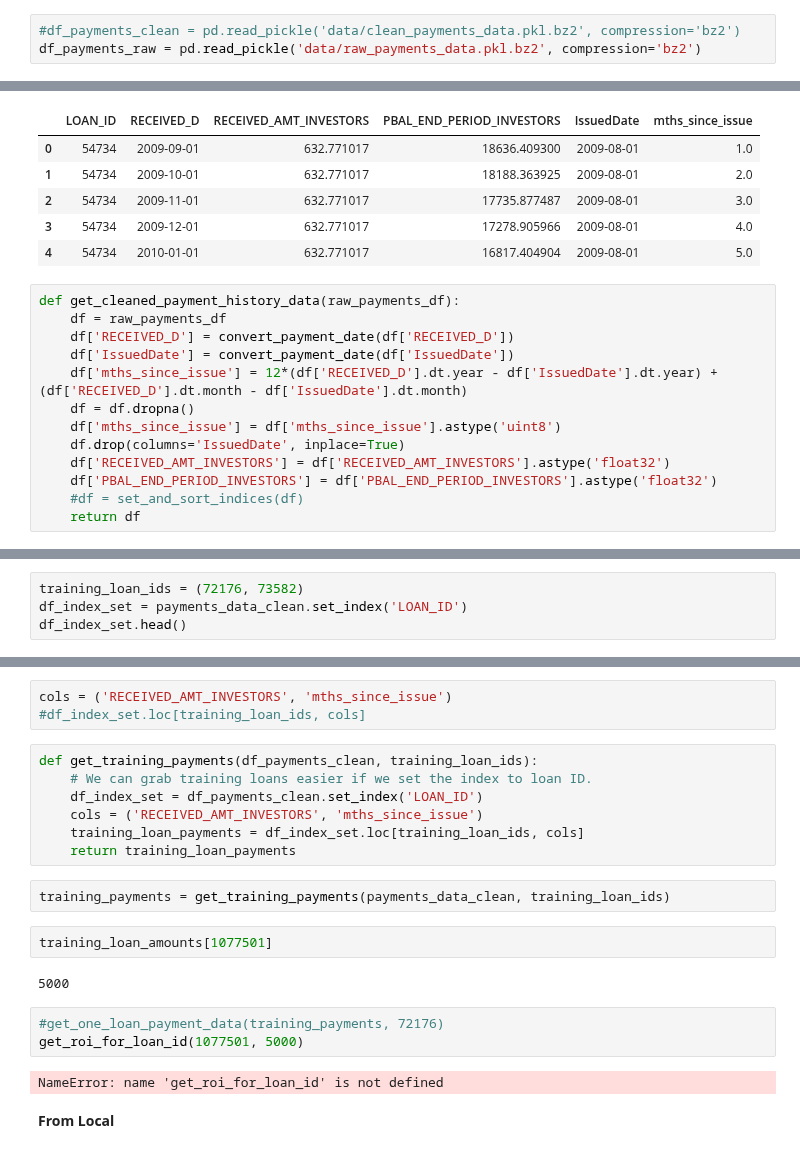
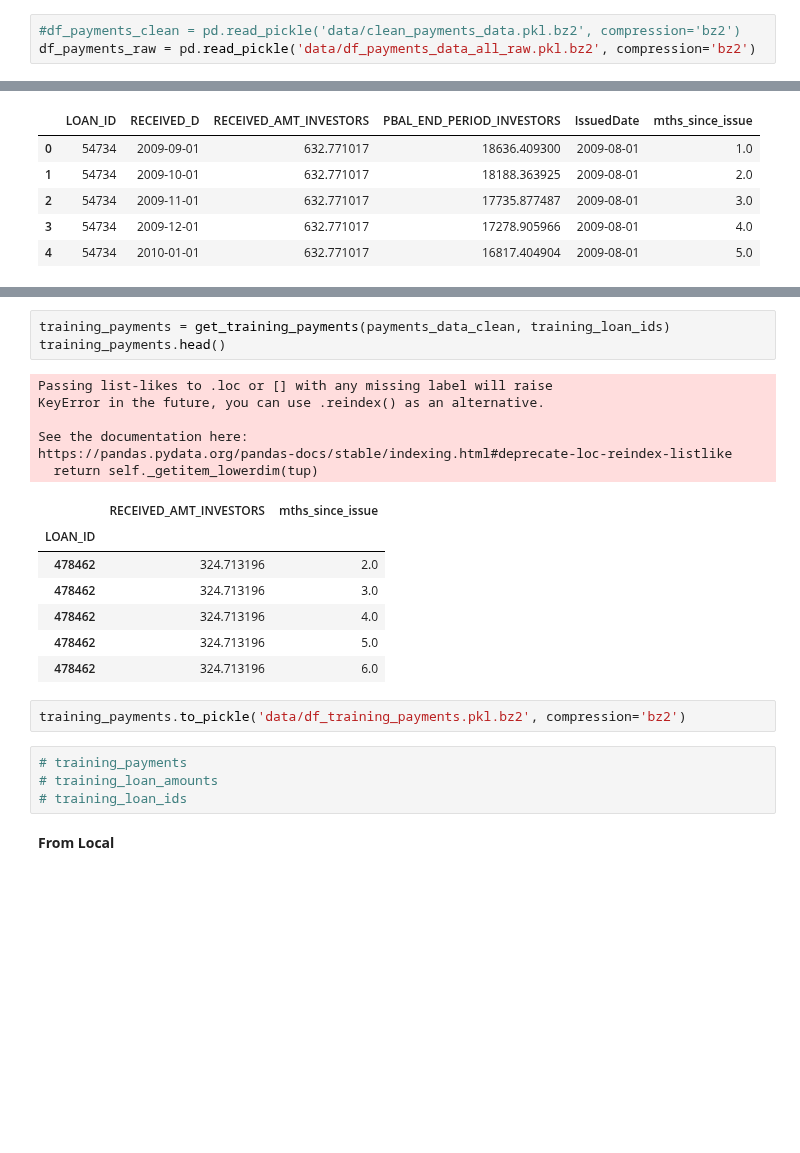
Before and after one commit to Booleans/consumer-loan-investment-strategy-simulator, a Jupyter notebook: FromScratch.ipynb, the cells around one changed output, grey strips where cells are left out. Cells and saved outputs as stored; diff of their text form; blank space fills up the shorter version.

```diff
--- a/FromScratch.ipynb
+++ b/FromScratch.ipynb
@@ -129,7 +116,7 @@ df_payments_clean.head()
 # Start Here Tonight
 # %%
 #df_payments_clean = pd.read_pickle('data/clean_payments_data.pkl.bz2', compression='bz2')
-df_payments_raw = pd.read_pickle('data/raw_payments_data.pkl.bz2', compression='bz2')
+df_payments_raw = pd.read_pickle('data/df_payments_data_all_raw.pkl.bz2', compression='bz2')
 # %%
 df_payments_raw.head()
 # %% [output]
@@ -139,19 +126,6 @@ df_payments_raw.head()
 | 2 | 54734 | 2009-11-01 | 632.771017 | 17735.877487 | 2009-08-01 | 3.0 |
 | 3 | 54734 | 2009-12-01 | 632.771017 | 17278.905966 | 2009-08-01 | 4.0 |
 | 4 | 54734 | 2010-01-01 | 632.771017 | 16817.404904 | 2009-08-01 | 5.0 |
-# %%
-def get_cleaned_payment_history_data(raw_payments_df):
-    df = raw_payments_df
-    df['RECEIVED_D'] = convert_payment_date(df['RECEIVED_D'])
-    df['IssuedDate'] = convert_payment_date(df['IssuedDate'])
-    df['mths_since_issue'] = 12*(df['RECEIVED_D'].dt.year - df['IssuedDate'].dt.year) + (df['RECEIVED_D'].dt.month - df['IssuedDate'].dt.month)
-    df = df.dropna()
-    df['mths_since_issue'] = df['mths_since_issue'].astype('uint8')
-    df.drop(columns='IssuedDate', inplace=True)
-    df['RECEIVED_AMT_INVESTORS'] = df['RECEIVED_AMT_INVESTORS'].astype('float32')
-    df['PBAL_END_PERIOD_INVESTORS'] = df['PBAL_END_PERIOD_INVESTORS'].astype('float32')
-    #df = set_and_sort_indices(df)
-    return df
 # %%
 payments_data_clean = get_cleaned_payment_history_data(df_payments_raw)
 payments_data_clean.head()
@@ -181,7 +155,3 @@ See the caveats in the documentation: http://pandas.pydata.org/pandas-docs/stabl
 | 2 | 54734 | 2009-11-01 | 632.770996 | 17735.876953 | 3 |
 | 3 | 54734 | 2009-12-01 | 632.770996 | 17278.906250 | 4 |
 | 4 | 54734 | 2010-01-01 | 632.770996 | 16817.404297 | 5 |
-# %%
-training_loan_ids = (72176, 73582)
-df_index_set = payments_data_clean.set_index('LOAN_ID')
-df_index_set.head()
@@ -196,24 +158,26 @@ df_index_set.head()
-# %%
-cols = ('RECEIVED_AMT_INVESTORS', 'mths_since_issue')
-#df_index_set.loc[training_loan_ids, cols]
-# %%
-def get_training_payments(df_payments_clean, training_loan_ids):
-    # We can grab training loans easier if we set the index to loan ID.
-    df_index_set = df_payments_clean.set_index('LOAN_ID')
-    cols = ('RECEIVED_AMT_INVESTORS', 'mths_since_issue')
-    training_loan_payments = df_index_set.loc[training_loan_ids, cols]
-    return training_loan_payments
 # %%
 training_payments = get_training_payments(payments_data_clean, training_loan_ids)
+training_payments.head()
+# %% [output]
+Passing list-likes to .loc or [] with any missing label will raise
+KeyError in the future, you can use .reindex() as an alternative.
+
+See the documentation here:
+https://pandas.pydata.org/pandas-docs/stable/indexing.html#deprecate-loc-reindex-listlike
+  return self._getitem_lowerdim(tup)
+|  | RECEIVED_AMT_INVESTORS | mths_since_issue |
+| LOAN_ID |  |  |
+| 478462 | 324.713196 | 2.0 |
+| 478462 | 324.713196 | 3.0 |
+| 478462 | 324.713196 | 4.0 |
+| 478462 | 324.713196 | 5.0 |
+| 478462 | 324.713196 | 6.0 |
-# %%
-training_loan_amounts[1077501]
-# %% [output]
-5000
-# %%
-#get_one_loan_payment_data(training_payments, 72176)
-get_roi_for_loan_id(1077501, 5000)
-# %% [output]
-NameError: name 'get_roi_for_loan_id' is not defined
+# %%
+training_payments.to_pickle('data/df_training_payments.pkl.bz2', compression='bz2')
+# %%
+# training_payments
+# training_loan_amounts
+# training_loan_ids
 # %% [markdown]
 **From Local**
 # %%
```
Also changed, not shown: parts of 29 cells of this notebook.
